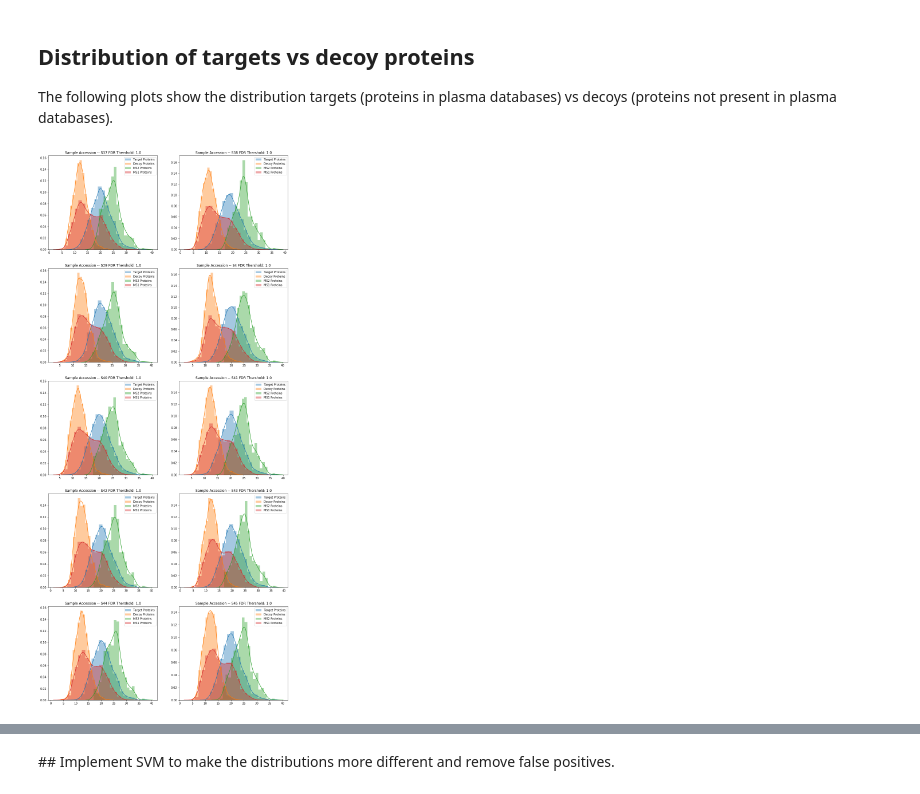
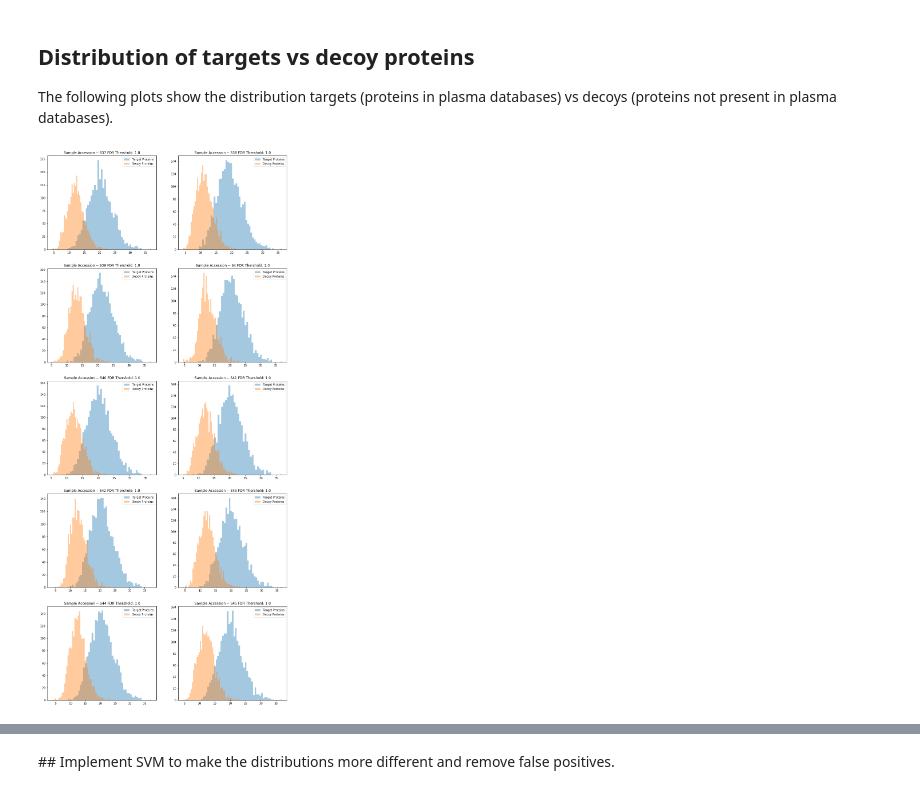
Before and after one commit to ypriverol/ms1, a Jupyter notebook: analyze-ms1-data.ipynb, the cells around one changed output, grey strips where cells are left out. Cells and saved outputs as stored; diff of their text form; code cells hidden in the pictures.

```diff
--- a/analyze-ms1-data.ipynb
+++ b/analyze-ms1-data.ipynb
@@ -100,10 +101,14 @@ def compute_probability(row, sample):
 
 def is_decoy(row):
     decoy = 0
+    if (row['UniprotAccession'] == "Q14573"):
+        print("protein")
     if np.isnan(row['Pvalue']) and np.isnan(row['PPvalue']):
         decoy = 1
     if row['Found[' + sample + ']'] == 'High' or row['Globulins'] == 1:
         decoy = 0
+    if row['Found[' + sample + ']'] == 'Not Found':
+        decoy = math.nan
     return decoy
 
 samples = []
@@ -124,6 +139,5 @@ dataset.head(1)
 # %%
 for sample in samples:
-
     dataset = dataset.sort_values(by=['AbundanceRecall[' + sample + ']'], ascending=False)
     fdr_values = []
     decoy_count = 0
@@ -131,9 +145,11 @@ for sample in samples:
     for index, row in dataset.iterrows():
         if row['Decoy[' + sample + ']'] == 1:
             decoy_count += 1
-        else:
+        elif row['Decoy[' + sample + ']'] == 0:
             target_count += 1
-        fdr = float(decoy_count)/float(decoy_count + target_count)
+        fdr = float(decoy_count) / float(decoy_count + target_count)
+        if math.isnan(row['Decoy[' + sample + ']']):
+            fdr = math.nan
         fdr_values.append(fdr)
     dataset['FDR[' + sample + ']'] = fdr_values
 dataset.head(1)
@@ -146,14 +162,17 @@ dataset.head(1)
 
 The following plots show the distribution targets (proteins in plasma databases) vs decoys (proteins not present in plasma databases).
 # %%
-def plot_targets_vs_decoy(fdr_thershold: float = 1.0, bins = 20, hist=True):
+def plot_targets_vs_decoy(fdr_thershold: float = 1.0, bins = 20, hist=True, kde = True):
     fig, axs = plt.subplots(int(len(samples)/2), 2, figsize=(15,35)) # adjust the geometry based on your number of columns to plot
     for ax, sample in zip(axs.flatten(), samples):
-        filtered_dataset = dataset.loc[dataset['FDR[' + sample + ']'] < fdr_thershold]
-        targets = filtered_dataset.loc[dataset['Decoy[' + sample + ']'] == 0]
-        decoys  = filtered_dataset.loc[dataset['Decoy[' + sample + ']']  == 1]
-        ms2     = filtered_dataset.loc[dataset['Found[' + sample + ']'] == 'High']
-        ms1     = filtered_dataset.loc[dataset['Found[' + sample + ']'] == 'Peak Found']
+        filtered_dataset = dataset.loc[(dataset['FDR[' + sample + ']'] < fdr_thershold)]
+        filtered_dataset = filtered_dataset.dropna(subset=['FDR[' + sample + ']'])
+
+        targets = filtered_dataset.loc[filtered_dataset['Decoy[' + sample + ']'] == 0]
+        decoys  = filtered_dataset.loc[filtered_dataset['Decoy[' + sample + ']']  == 1]
+
+        ms2     = targets.loc[targets['Found[' + sample + ']'] == 'High']
+        ms1     = filtered_dataset.loc[filtered_dataset['Found[' + sample + ']'] == 'Peak Found']
 
         targets = targets['AbundanceRecall[' + sample + ']'].to_list()
         decoys  = decoys['AbundanceRecall[' + sample + ']'].to_list()
@@ -167,20 +186,23 @@ def plot_targets_vs_decoy(fdr_thershold: float = 1.0, bins = 20, hist=True):
         ms1  = sorted(i for i in ms1 if i >= 1)
 
         targets = np.log2(targets)
+        targets = sorted(i for i in targets)
         decoys  = np.log2(decoys)
+        decoys  = sorted(i for i in decoys)
+
         ms2  = np.log2(ms2)
         ms1  = np.log2(ms1)
 
-        sns.distplot(targets,bins = bins, label='Target Proteins', hist=hist, ax = ax)
-        sns.distplot(decoys,bins  = bins,  label='Decoy Proteins', hist=hist, ax = ax)
-        sns.distplot(ms2,bins     = bins,  label='MS2 Proteins', hist=hist, ax = ax)
-        sns.distplot(ms1,bins     = bins,  label='MS1 Proteins', hist=hist, ax = ax)
+        sns.distplot(targets, bins = bins,  norm_hist=False, kde=kde, label='Target Proteins', hist=hist, ax = ax)
+        sns.distplot(decoys,bins   = bins, norm_hist=False, kde=kde,label='Decoy Proteins', hist=hist, ax = ax)
+# #         sns.distplot(ms2,bins     = bins, norm_hist=False, kde=kde,label='MS2 Proteins', hist=hist, ax = ax)
+#         sns.distplot(ms1,bins     = bins,  norm_hist=False, kde=kde,label='MS1 Proteins', hist=hist, ax = ax)
 
-        ax.legend(labels=['Target Proteins','Decoy Proteins', "MS2 Proteins", "MS1 Proteins"])
+        ax.legend(labels=['Target Proteins','Decoy Proteins'])
 
         ax.set_title('Sample Accession -- ' + sample + " FDR Thershold: " + str(fdr_thershold))
 # %%
-plot_targets_vs_decoy(fdr_thershold = 1.0)
+plot_targets_vs_decoy(fdr_thershold = 1.0, bins = 50 , kde = False)
 # %% [output]
-[figure, old version]
+[figure, new version]
 # %%
```
Also changed, not shown: parts of 3 cells of this notebook, 1 other file.
